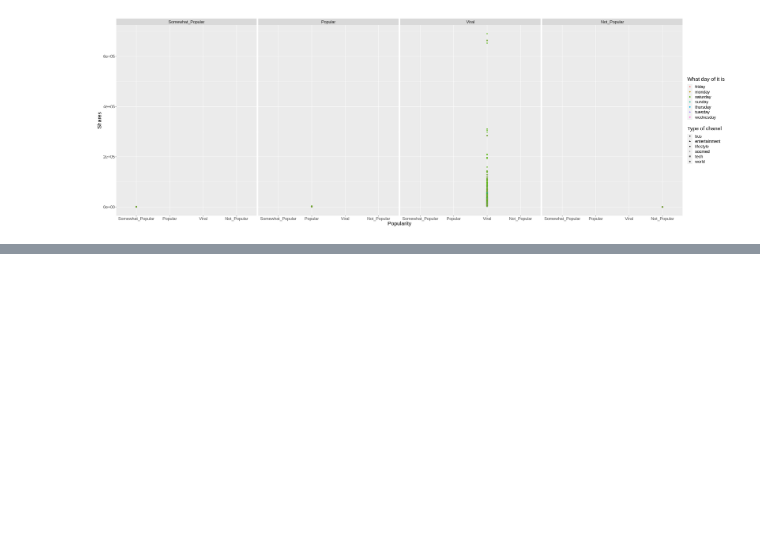
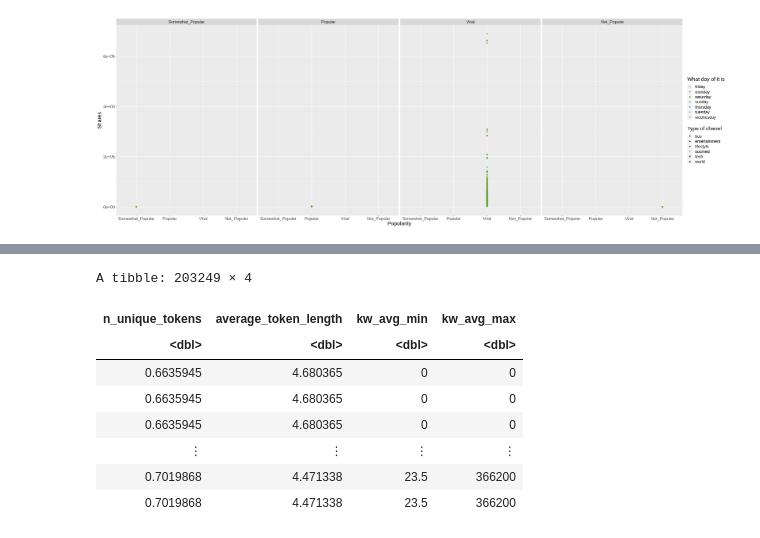
Before and after one commit to nkoda/DSCI100Project, a Jupyter notebook: proposal.ipynb, the cells around one changed output, grey strips where cells are left out. Saved outputs shown, nothing was run; the diff lists cells and outputs as text; code cells hidden in the pictures; blank space fills up the shorter version.

```diff
--- a/proposal.ipynb
+++ b/proposal.ipynb
@@ -114,0 +180,14 @@ pltWkCh
+# %%
+training_report <- news %>%
+    select(n_unique_tokens, average_token_length, kw_avg_min, kw_avg_max,)
+training_report
+# %% [output]
+A tibble: 203249 × 4
+| n_unique_tokens | average_token_length | kw_avg_min | kw_avg_max |
+| <dbl> | <dbl> | <dbl> | <dbl> |
+| 0.6635945 | 4.680365 | 0 | 0 |
+| 0.6635945 | 4.680365 | 0 | 0 |
+| 0.6635945 | 4.680365 | 0 | 0 |
+| ⋮ | ⋮ | ⋮ | ⋮ |
+| 0.7019868 | 4.471338 | 23.5 | 366200 |
+| 0.7019868 | 4.471338 | 23.5 | 366200 |
```
Also changed, not shown: parts of 7 cells of this notebook.
